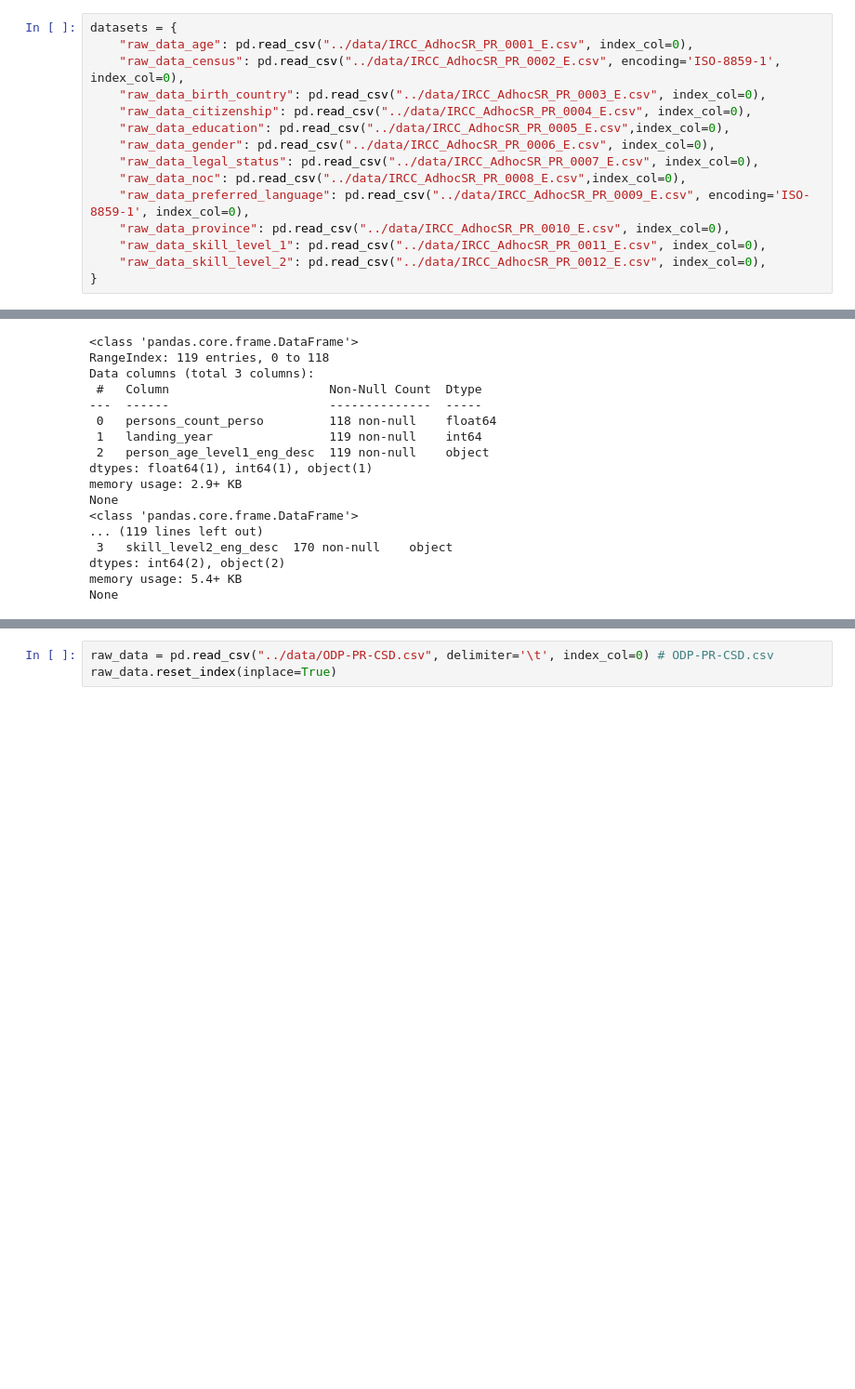
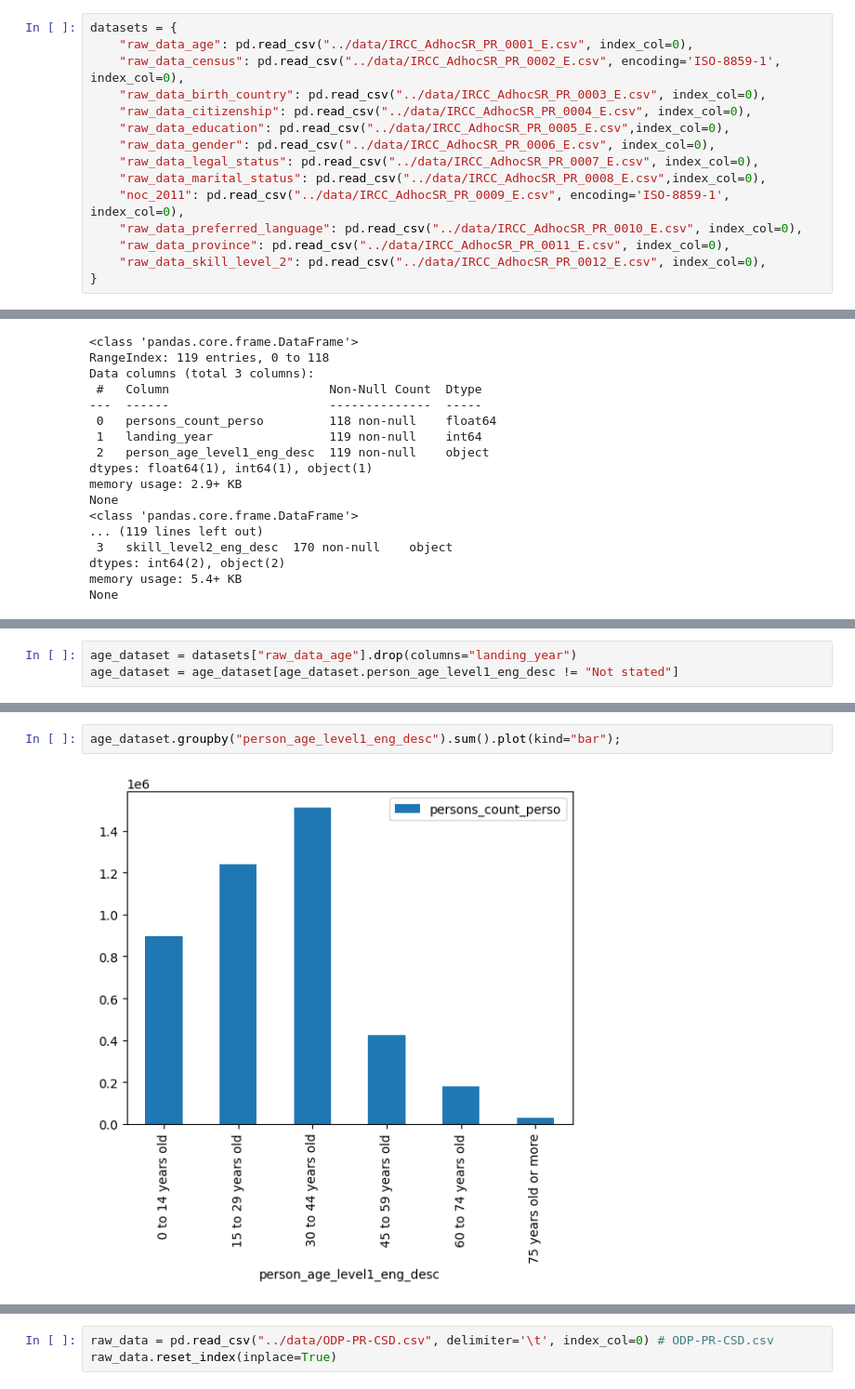
Before and after one commit to tov-bk-pavuk/capstone, a Jupyter notebook: notebooks/12_datasets_eda.ipynb, the cells around one changed output, grey strips where cells are left out. Shown: that part at 93% size. Cells and saved outputs as stored; diff of their text form; blank space fills up the shorter version.

Commit message:
add data processing

```diff
--- a/notebooks/12_datasets_eda.ipynb
+++ b/notebooks/12_datasets_eda.ipynb
@@ -14,9 +19,9 @@ datasets = {
     "raw_data_education": pd.read_csv("../data/IRCC_AdhocSR_PR_0005_E.csv",index_col=0),
     "raw_data_gender": pd.read_csv("../data/IRCC_AdhocSR_PR_0006_E.csv", index_col=0),
     "raw_data_legal_status": pd.read_csv("../data/IRCC_AdhocSR_PR_0007_E.csv", index_col=0),
-    "raw_data_noc": pd.read_csv("../data/IRCC_AdhocSR_PR_0008_E.csv",index_col=0),
-    "raw_data_preferred_language": pd.read_csv("../data/IRCC_AdhocSR_PR_0009_E.csv", encoding='ISO-8859-1', index_col=0),
-    "raw_data_province": pd.read_csv("../data/IRCC_AdhocSR_PR_0010_E.csv", index_col=0),
-    "raw_data_skill_level_1": pd.read_csv("../data/IRCC_AdhocSR_PR_0011_E.csv", index_col=0),
+    "raw_data_marital_status": pd.read_csv("../data/IRCC_AdhocSR_PR_0008_E.csv",index_col=0),
+    "noc_2011": pd.read_csv("../data/IRCC_AdhocSR_PR_0009_E.csv", encoding='ISO-8859-1', index_col=0),
+    "raw_data_preferred_language": pd.read_csv("../data/IRCC_AdhocSR_PR_0010_E.csv", index_col=0),
+    "raw_data_province": pd.read_csv("../data/IRCC_AdhocSR_PR_0011_E.csv", index_col=0),
     "raw_data_skill_level_2": pd.read_csv("../data/IRCC_AdhocSR_PR_0012_E.csv", index_col=0),
 }
@@ -95,0 +99,3 @@ Name: landing_year, dtype: float64
+# %%
+age_dataset = datasets["raw_data_age"].drop(columns="landing_year")
+age_dataset = age_dataset[age_dataset.person_age_level1_eng_desc != "Not stated"]
@@ -95,0 +111,4 @@ Name: landing_year, dtype: float64
+# %%
+age_dataset.groupby("person_age_level1_eng_desc").sum().plot(kind="bar");
+# %% [output]
+[figure, added]
```
Also changed, not shown: parts of 74 cells of this notebook, 3 other files.
